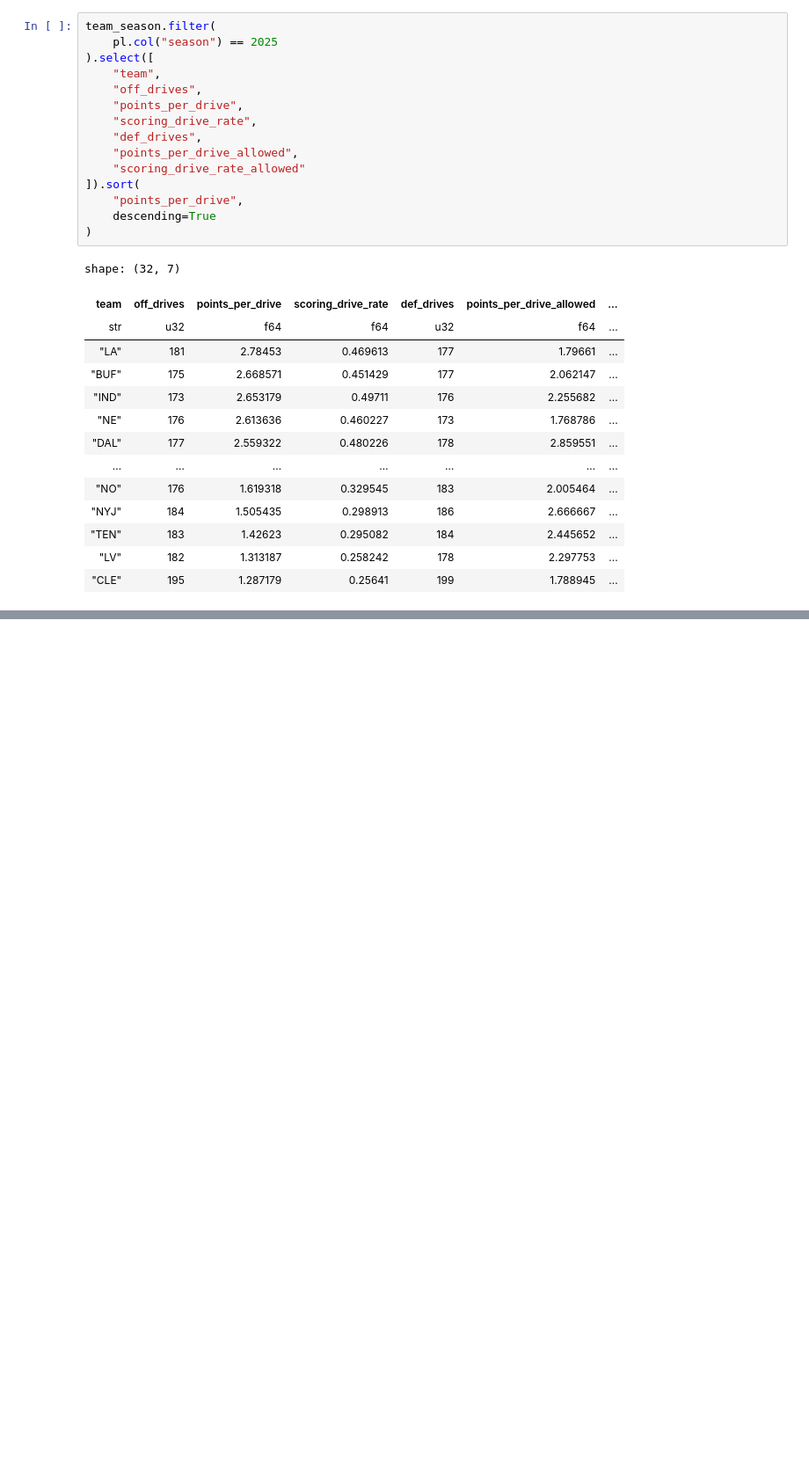
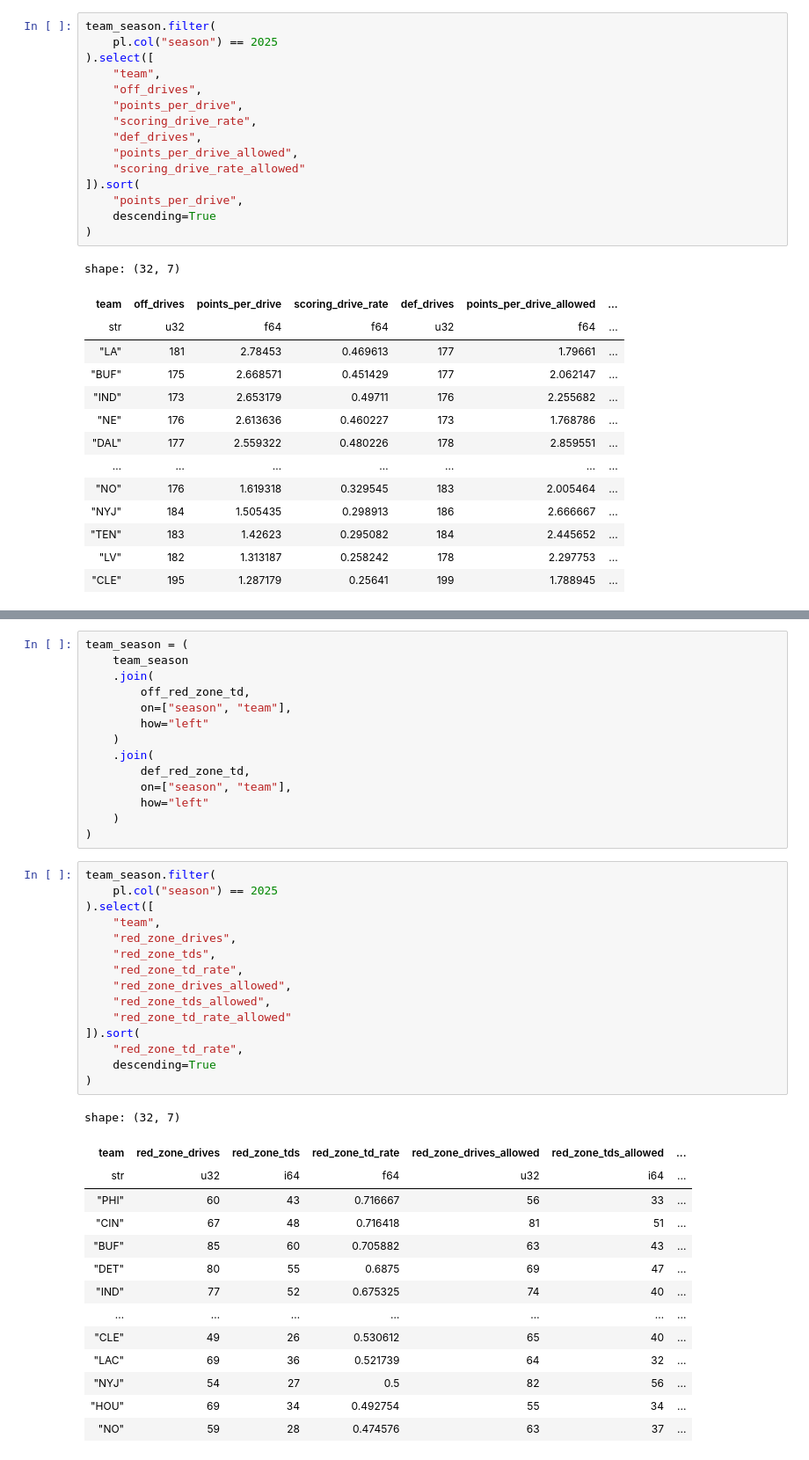
Before and after one commit to ethanfr10/NFL-Season-Projections, a Jupyter notebook: notebooks/03_Feature_Engineering.ipynb, the cells around one changed output, grey strips where cells are left out. Shown at 88% size. Drawn from its saved outputs; the diff is of its cells as text; blank space fills up the shorter version.

```diff
--- a/notebooks/03_Feature_Engineering.ipynb
+++ b/notebooks/03_Feature_Engineering.ipynb
@@ -2374,0 +2449,44 @@ shape: (32, 7)
+# %%
+team_season = (
+    team_season
+    .join(
+        off_red_zone_td,
+        on=["season", "team"],
+        how="left"
+    )
+    .join(
+        def_red_zone_td,
+        on=["season", "team"],
+        how="left"
+    )
+)
+# %%
+team_season.filter(
+    pl.col("season") == 2025
+).select([
+    "team",
+    "red_zone_drives",
+    "red_zone_tds",
+    "red_zone_td_rate",
+    "red_zone_drives_allowed",
+    "red_zone_tds_allowed",
+    "red_zone_td_rate_allowed"
+]).sort(
+    "red_zone_td_rate",
+    descending=True
+)
+# %% [output]
+shape: (32, 7)
+| team | red_zone_drives | red_zone_tds | red_zone_td_rate | red_zone_drives_allowed | red_zone_tds_allowed | ... |
+| str | u32 | i64 | f64 | u32 | i64 | ... |
+| "PHI" | 60 | 43 | 0.716667 | 56 | 33 | ... |
+| "CIN" | 67 | 48 | 0.716418 | 81 | 51 | ... |
+| "BUF" | 85 | 60 | 0.705882 | 63 | 43 | ... |
+| "DET" | 80 | 55 | 0.6875 | 69 | 47 | ... |
+| "IND" | 77 | 52 | 0.675325 | 74 | 40 | ... |
+| … | … | … | … | … | … | ... |
+| "CLE" | 49 | 26 | 0.530612 | 65 | 40 | ... |
+| "LAC" | 69 | 36 | 0.521739 | 64 | 32 | ... |
+| "NYJ" | 54 | 27 | 0.5 | 82 | 56 | ... |
+| "HOU" | 69 | 34 | 0.492754 | 55 | 34 | ... |
+| "NO" | 59 | 28 | 0.474576 | 63 | 37 | ... |
```
Also changed, not shown: parts of 21 cells of this notebook.
